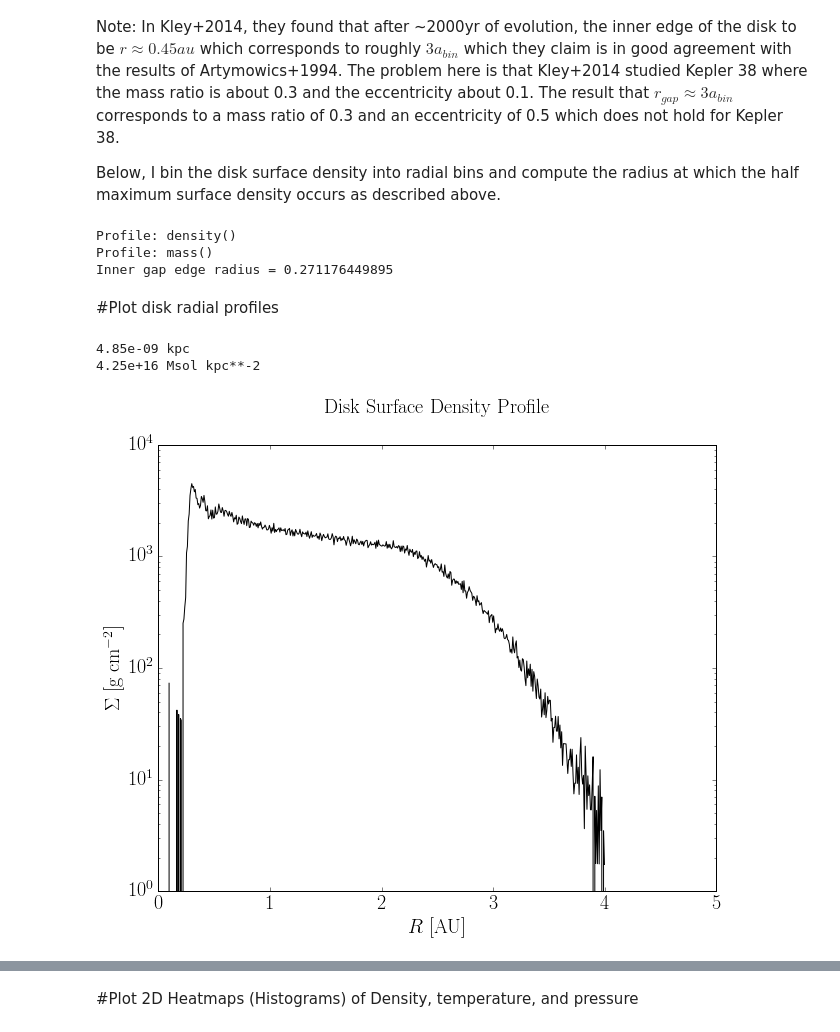
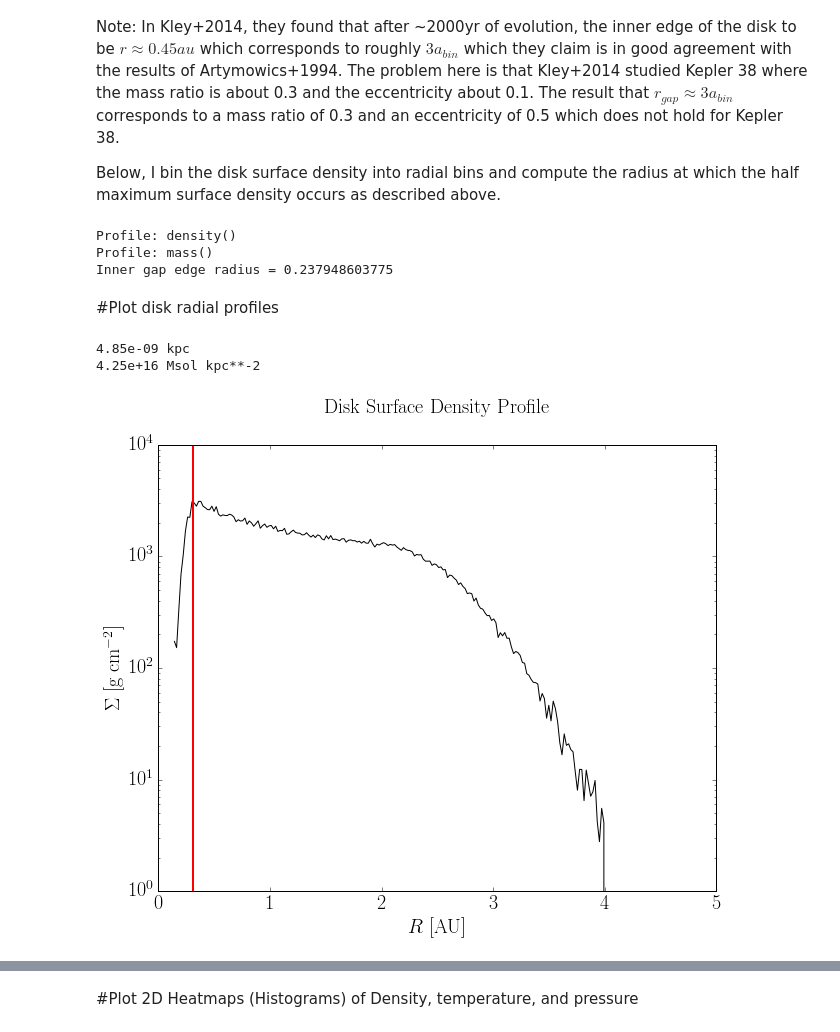
Before and after one commit to dflemin3/CBNotebooks, a Jupyter notebook: devBinaryAnalysis.ipynb, the cells around one changed output, grey strips where cells are left out. Cells and saved outputs as stored; diff of their text form; code cells hidden in the pictures.

```diff
--- a/devBinaryAnalysis.ipynb
+++ b/devBinaryAnalysis.ipynb
@@ -39,6 +37,6 @@ cwd = '/astro/users/dflemin3/Desktop/sims/randinitLowEcc'
 os.chdir(cwd)
 # %%
 #Load Snapshot
-s = pynbody.load('k38_snap.000068')
+s = pynbody.load('k38_snap.std')
 # %% [output]
 Loading using backend <class 'pynbody.tipsy.TipsySnap'>
@@ -224,8 +225,8 @@ bins = 500
 #pynbody.analysis.angmom.faceon(s.g)
 #pynbody.analysis.halo.center(s.g,mode='hyb')
 
-p = pynbody.analysis.profile.Profile(s,max='20 au',min='0.01 au',type='log',nbins=bins)
-pg = pynbody.analysis.profile.Profile(s.gas,nbins=bins)
+p = pynbody.analysis.profile.Profile(s,max=' au',min='0.01 au',type='log',nbins=bins)
+pg = pynbody.analysis.profile.Profile(s.gas,nbins=bins,max='10 au')
 
 #Get arrays for surface density sigma, radius r
 sigma = pg['density']
@@ -247,40 +248,41 @@ print "Inner gap edge radius = {0}".format(crit_r)
 # %% [output]
 Profile: density()
 Profile: mass()
-Inner gap edge radius = 0.271176449895
+Inner gap edge radius = 0.237948603775
 # %% [markdown]
 #Plot disk radial profiles
 # %%
 #Try plotting stuff
 #Plot the gas surface density as a function of radius for test disk
 
 #Now do the plotting with data derived from gas profile, pg
 #In this case, tangential velocity vs. radius
 plt.plot(pg['rbins'], pg['density'].in_units("g cm**-2"),'k')
 
 plt.xlabel("$R$ [AU]")
 plt.ylabel(r'$\Sigma$ [g cm$^{-2}$]')
 plt.yscale('log')
 plt.title('Disk Surface Density Profile',y=1.06)
 #plt.xscale('log') #confirm radius powerlaw relation
 plt.xlim([0,5])
 
 #Plot lines of interest
-loc = 0.4644 #Radius of Kepler-38b
+#loc = 0.4644 #Radius of Kepler-38b
+loc = 2.08*test.a
 #print float(rCrit)
 #plt.axvline(x=rCrit, ymin=-1, ymax = 1, linewidth=2, color='blue',label='$R_{critical}$ (Holman+1999)')
-#plt.axvline(x=loc, ymin=-1, ymax = 1, linewidth=2, color='red',label="Kepler-38b Radius")
+plt.axvline(x=loc, ymin=-1, ymax = 1, linewidth=2, color='red',label="Kepler-38b Radius")
 #plt.legend()
 
 #Print units to confirm
 print pg['rbins'].units
 print pg['density'].units
 
 #plt.savefig("sigmaVsR.png")
 # %% [output]
 4.85e-09 kpc
 4.25e+16 Msol kpc**-2
-[figure, old version]
+[figure, new version]
 # %%
 #Try plotting temperature profile of gas in plane of disk
 #T vs. radius
```
Also changed, not shown: parts of 24 cells of this notebook, 1 other file.
